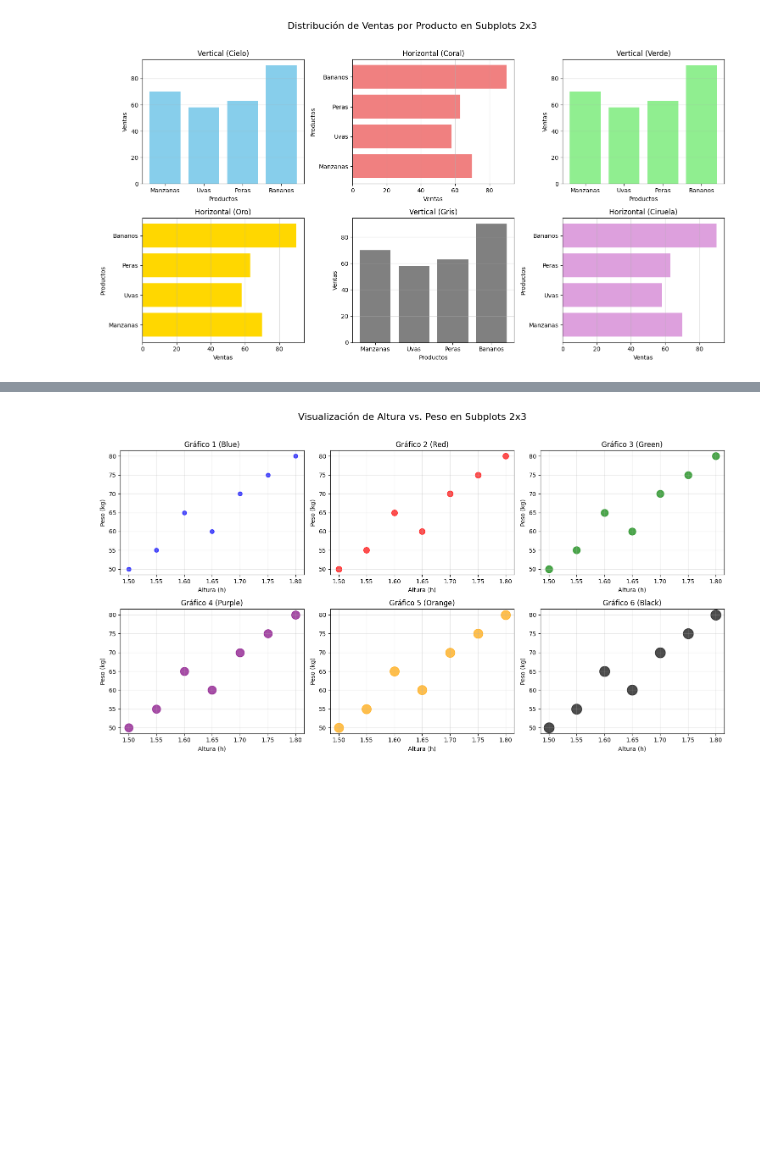
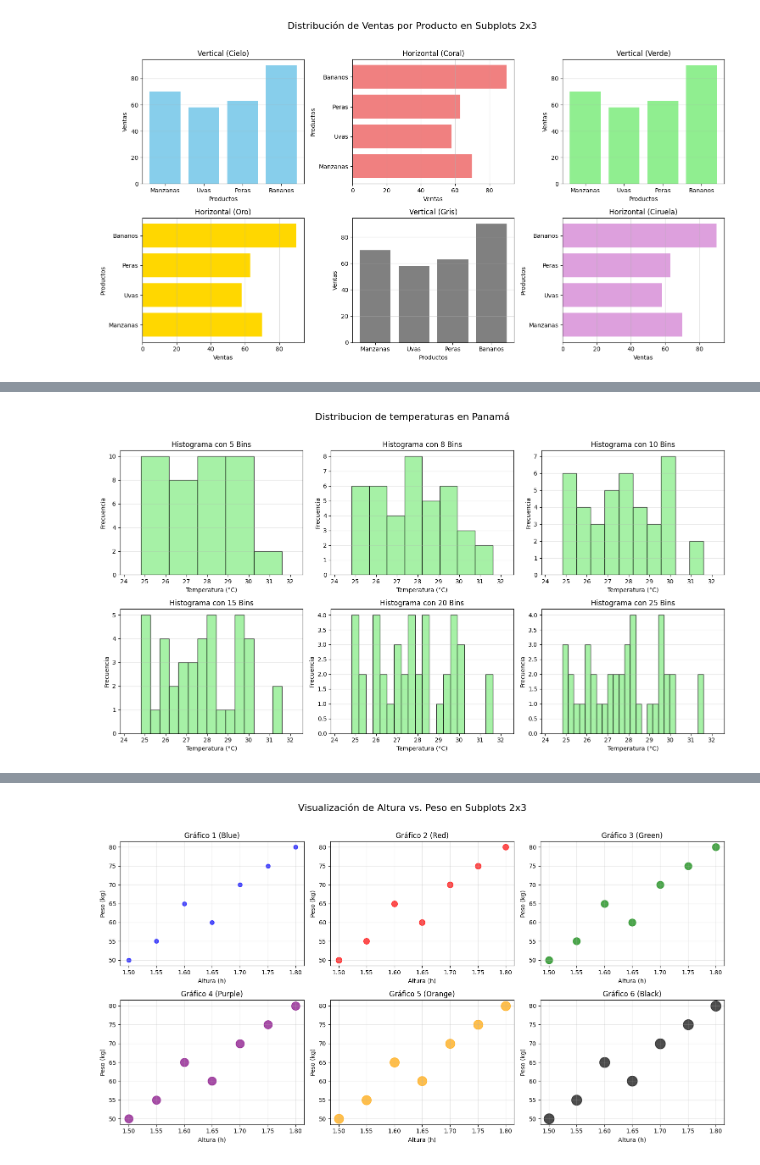
Before and after one commit to robledoirismar230-stack/Proyecto-Dashboard-Completo, a Jupyter notebook: Proyecto.ipynb, the cells around one changed output, grey strips where cells are left out. Saved outputs shown, nothing was run; the diff lists cells and outputs as text; code cells hidden in the pictures; blank space fills up the shorter version.

```diff
--- a/Proyecto.ipynb
+++ b/Proyecto.ipynb
@@ -45,0 +89,33 @@ plt.show()
+# %%
+import matplotlib.pyplot as plt
+import numpy as np
+
+temperaturas = np.random.normal(28, 2, 40)
+
+fig, ax = plt.subplots(2, 3, figsize=(15, 8))
+
+ax_flat = ax.flatten()
+
+bins_list = [5, 8, 10, 15, 20, 25]
+
+for i, axi in enumerate(ax_flat):
+    n_bins = bins_list[i]
+
+    axi.hist(temperaturas,
+             bins=n_bins,
+             color='lightgreen',
+             edgecolor='black',
+             alpha=0.8)
+
+    axi.set_title(f"Histograma con {n_bins} Bins", fontsize=12)
+    axi.set_xlabel("Temperatura (°C)")
+    axi.set_ylabel("Frecuencia")
+    axi.grid(axis='y', alpha=0.3)
+
+    axi.set_xlim(min(temperaturas) - 1, max(temperaturas) + 1)
+
+plt.suptitle("Distribucion de temperaturas en Panamá", fontsize=16, y=1.02)
+plt.tight_layout()
+plt.show()
+# %% [output]
+[figure, added]
```
Also changed, not shown: parts of 2 cells of this notebook.
